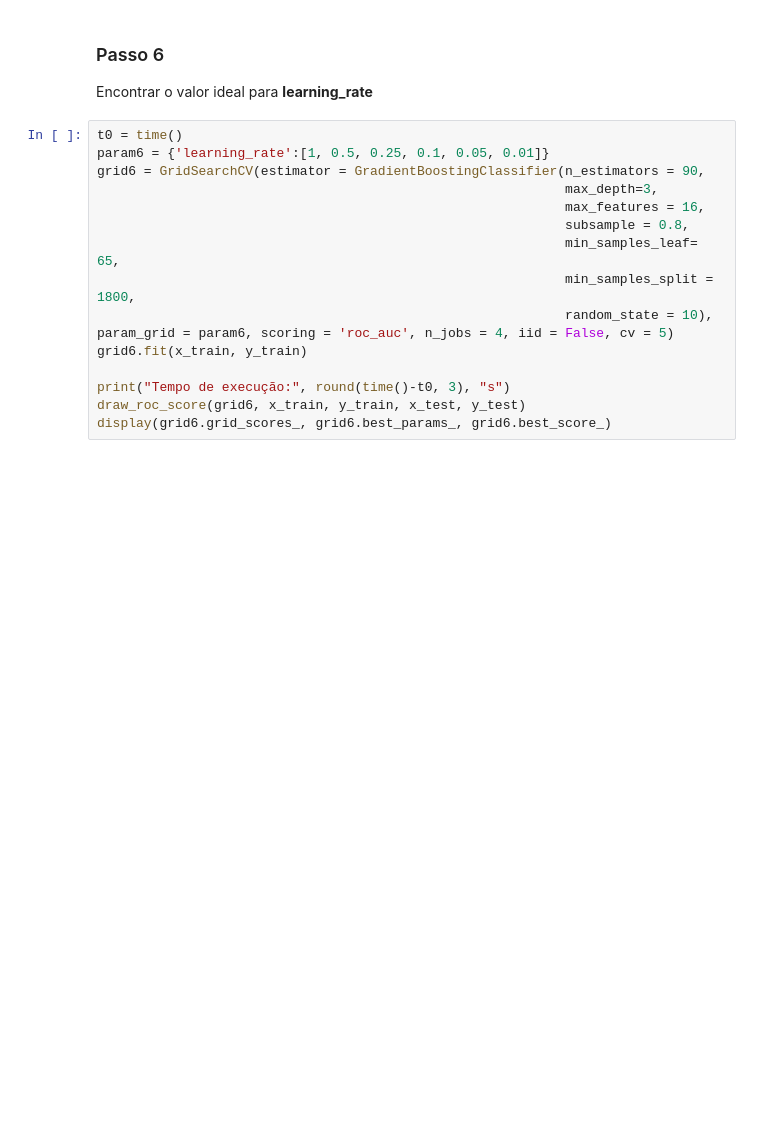
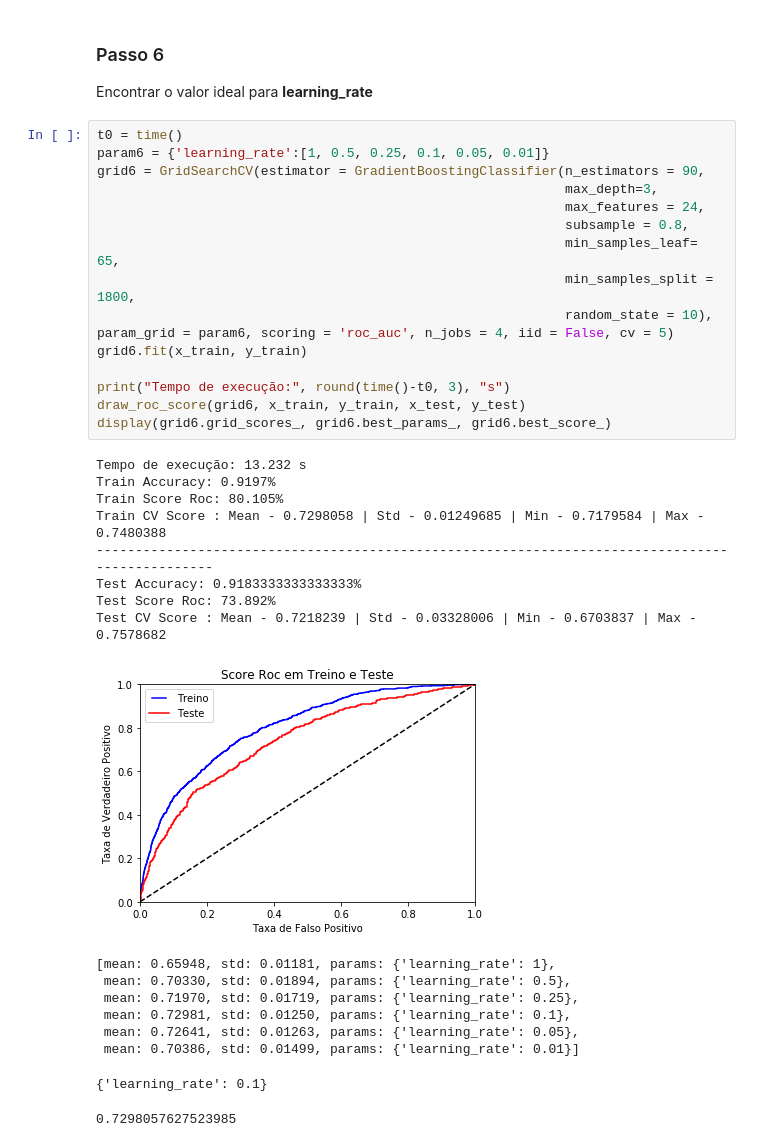
Before and after one commit to vyniciuss/NDG_ml_Home_Credit, a Jupyter notebook: Home_Credit_MS.ipynb, the cells around one changed output. Cells and saved outputs as stored; diff of their text form; blank space fills up the shorter version.

```diff
--- a/Home_Credit_MS.ipynb
+++ b/Home_Credit_MS.ipynb
@@ -336,16 +386,34 @@ Encontrar o valor ideal para **learning_rate**
 # %%
 t0 = time()
 param6 = {'learning_rate':[1, 0.5, 0.25, 0.1, 0.05, 0.01]}
 grid6 = GridSearchCV(estimator = GradientBoostingClassifier(n_estimators = 90,
                                                             max_depth=3,
-                                                            max_features = 16,
+                                                            max_features = 24,
                                                             subsample = 0.8,
                                                             min_samples_leaf= 65,
                                                             min_samples_split = 1800,
                                                             random_state = 10),
 param_grid = param6, scoring = 'roc_auc', n_jobs = 4, iid = False, cv = 5)
 grid6.fit(x_train, y_train)
 
 print("Tempo de execução:", round(time()-t0, 3), "s")
 draw_roc_score(grid6, x_train, y_train, x_test, y_test)
 display(grid6.grid_scores_, grid6.best_params_, grid6.best_score_)
+# %% [output]
+Tempo de execução: 13.232 s
+Train Accuracy: 0.9197%
+Train Score Roc: 80.105%
+Train CV Score : Mean - 0.7298058 | Std - 0.01249685 | Min - 0.7179584 | Max - 0.7480388
+------------------------------------------------------------------------------------------------
+Test Accuracy: 0.9183333333333333%
+Test Score Roc: 73.892%
+Test CV Score : Mean - 0.7218239 | Std - 0.03328006 | Min - 0.6703837 | Max - 0.7578682
+[figure, added]
+[mean: 0.65948, std: 0.01181, params: {'learning_rate': 1},
+ mean: 0.70330, std: 0.01894, params: {'learning_rate': 0.5},
+ mean: 0.71970, std: 0.01719, params: {'learning_rate': 0.25},
+ mean: 0.72981, std: 0.01250, params: {'learning_rate': 0.1},
+ mean: 0.72641, std: 0.01263, params: {'learning_rate': 0.05},
+ mean: 0.70386, std: 0.01499, params: {'learning_rate': 0.01}]
+{'learning_rate': 0.1}
+0.7298057627523985
```
Also changed, not shown: parts of 14 cells of this notebook.
